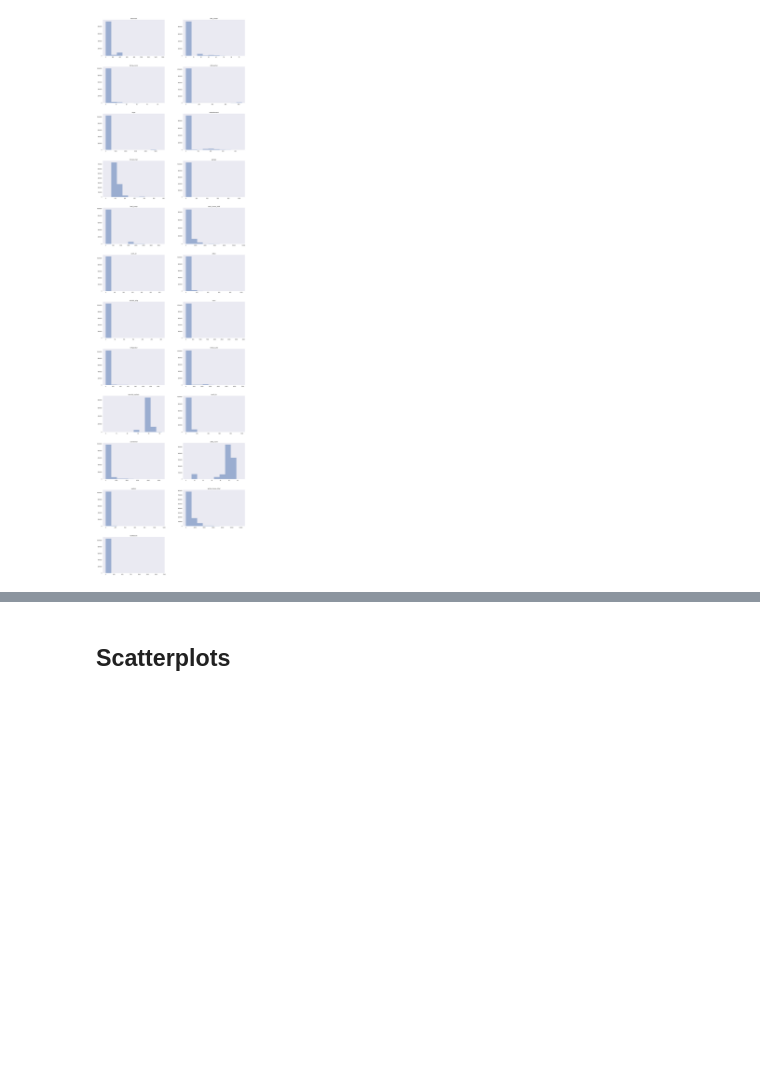
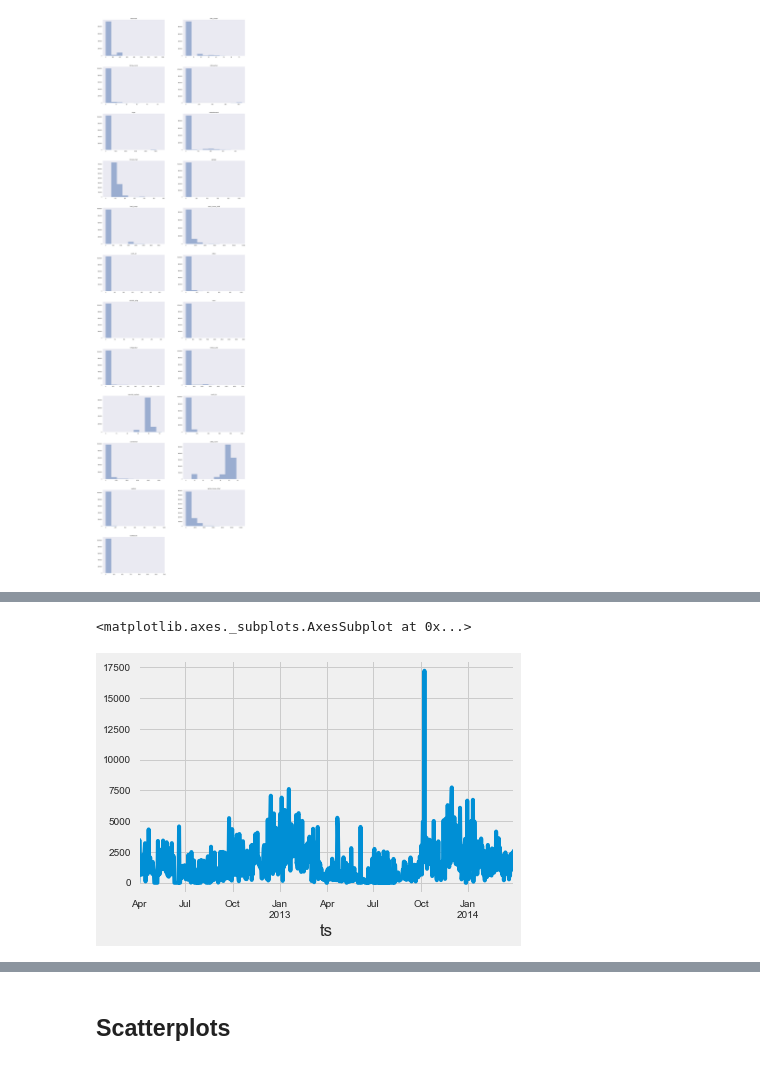
Before and after one commit to enmyj/gafp, a Jupyter notebook: elec_exploratory.ipynb, the cells around one changed output, grey strips where cells are left out. Cells and saved outputs as stored; diff of their text form; code cells hidden in the pictures; blank space fills up the shorter version.

```diff
--- a/elec_exploratory.ipynb
+++ b/elec_exploratory.ipynb
@@ -133,0 +142,5 @@ ax.set_title('Dry Bulb Temp Histogram')
+# %%
+df['north_br'].resample('D').sum().plot()
+# %% [output]
+<matplotlib.axes._subplots.AxesSubplot at 0x...>
+[figure, added]
```
Also changed, not shown: parts of 15 cells of this notebook.
